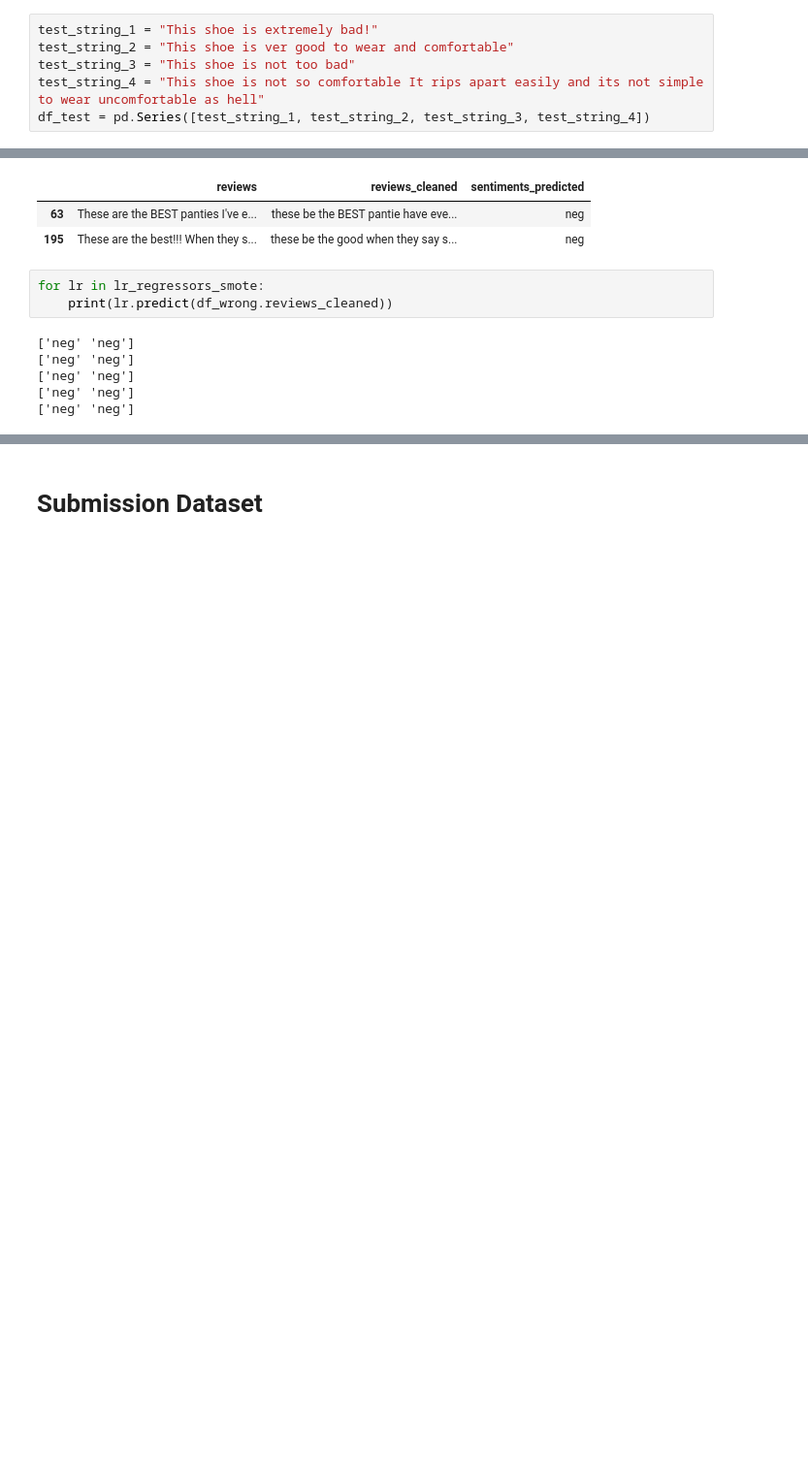
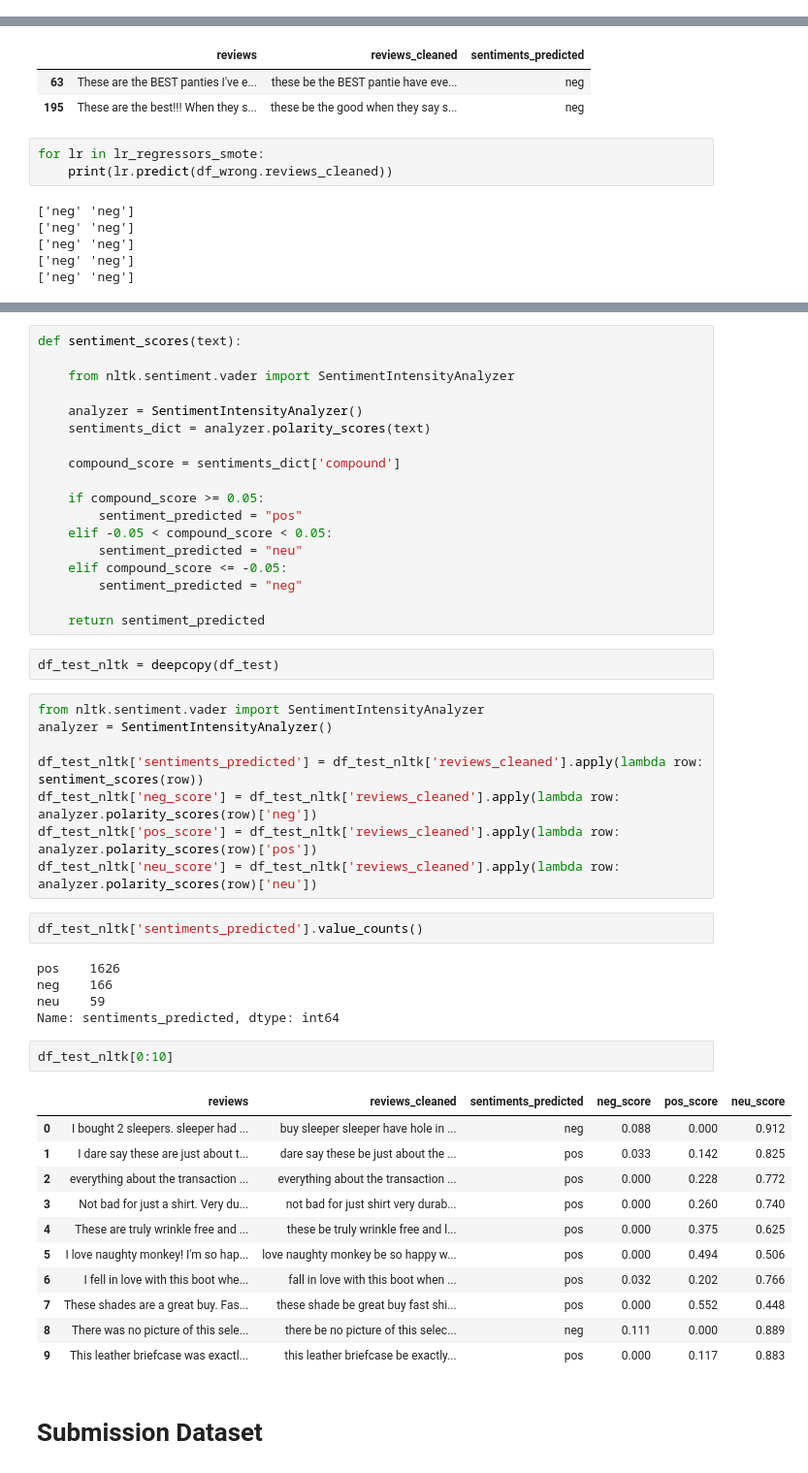
Before and after one commit to melvillehuangbin/ie4483_mini_project, a Jupyter notebook: IE4483_Mini_Project.ipynb, the cells around one changed output, grey strips where cells are left out. Shown at 97% size. Drawn from its saved outputs; the diff is of its cells as text; blank space fills up the shorter version.

```diff
--- a/IE4483_Mini_Project.ipynb
+++ b/IE4483_Mini_Project.ipynb
@@ -384,9 +381,3 @@ accuracy: 91.41% (+/- 0.63%)
 precision: 82.25% (+/- 1.11%)
 recall: 84.89% (+/- 1.87%)
 f1 score: 83.46% (+/- 1.33%)
-# %%
-test_string_1 = "This shoe is extremely bad!"
-test_string_2 = "This shoe is ver good to wear and comfortable"
-test_string_3 = "This shoe is not too bad"
-test_string_4 = "This shoe is not so comfortable It rips apart easily and its not simple to wear uncomfortable as hell"
-df_test = pd.Series([test_string_1, test_string_2, test_string_3, test_string_4])
@@ -468,3 +625,52 @@ for lr in lr_regressors_smote:
+# %%
+def sentiment_scores(text):
+
+    from nltk.sentiment.vader import SentimentIntensityAnalyzer
+
+    analyzer = SentimentIntensityAnalyzer()
+    sentiments_dict = analyzer.polarity_scores(text)
+
+    compound_score = sentiments_dict['compound']
+
+    if compound_score >= 0.05:
+        sentiment_predicted = "pos"
+    elif -0.05 < compound_score < 0.05:
+        sentiment_predicted = "neu"
+    elif compound_score <= -0.05:
+        sentiment_predicted = "neg"
+
+    return sentiment_predicted
+# %%
+df_test_nltk = deepcopy(df_test)
+# %%
+from nltk.sentiment.vader import SentimentIntensityAnalyzer
+analyzer = SentimentIntensityAnalyzer()
+
+df_test_nltk['sentiments_predicted'] = df_test_nltk['reviews_cleaned'].apply(lambda row: sentiment_scores(row))
+df_test_nltk['neg_score'] = df_test_nltk['reviews_cleaned'].apply(lambda row: analyzer.polarity_scores(row)['neg'])
+df_test_nltk['pos_score'] = df_test_nltk['reviews_cleaned'].apply(lambda row: analyzer.polarity_scores(row)['pos'])
+df_test_nltk['neu_score'] = df_test_nltk['reviews_cleaned'].apply(lambda row: analyzer.polarity_scores(row)['neu'])
+# %%
+df_test_nltk['sentiments_predicted'].value_counts()
+# %% [output]
+pos    1626
+neg    166
+neu    59
+Name: sentiments_predicted, dtype: int64
+# %%
+df_test_nltk[0:10]
+# %% [output]
+|  | reviews | reviews_cleaned | sentiments_predicted | neg_score | pos_score | neu_score |
+| 0 | I bought 2 sleepers. sleeper had ... | buy sleeper sleeper have hole in ... | neg | 0.088 | 0.000 | 0.912 |
+| 1 | I dare say these are just about t... | dare say these be just about the ... | pos | 0.033 | 0.142 | 0.825 |
+| 2 | everything about the transaction ... | everything about the transaction ... | pos | 0.000 | 0.228 | 0.772 |
+| 3 | Not bad for just a shirt. Very du... | not bad for just shirt very durab... | pos | 0.000 | 0.260 | 0.740 |
+| 4 | These are truly wrinkle free and ... | these be truly wrinkle free and l... | pos | 0.000 | 0.375 | 0.625 |
+| 5 | I love naughty monkey! I'm so hap... | love naughty monkey be so happy w... | pos | 0.000 | 0.494 | 0.506 |
+| 6 | I fell in love with this boot whe... | fall in love with this boot when ... | pos | 0.032 | 0.202 | 0.766 |
+| 7 | These shades are a great buy. Fas... | these shade be great buy fast shi... | pos | 0.000 | 0.552 | 0.448 |
+| 8 | There was no picture of this sele... | there be no picture of this selec... | neg | 0.111 | 0.000 | 0.889 |
+| 9 | This leather briefcase was exactl... | this leather briefcase be exactly... | pos | 0.000 | 0.117 | 0.883 |
 # %% [markdown]
 # Submission Dataset
 # %%
```
Also changed, not shown: parts of 49 cells of this notebook.
